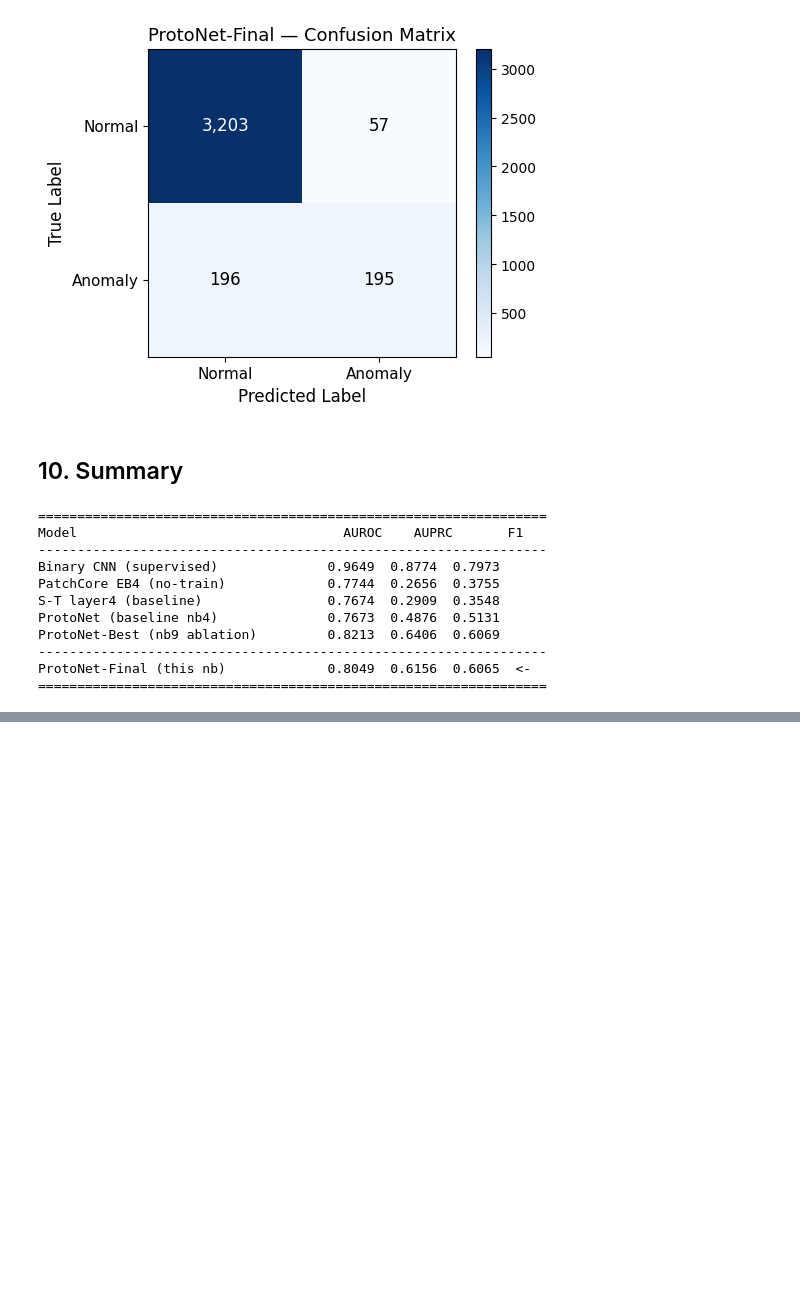
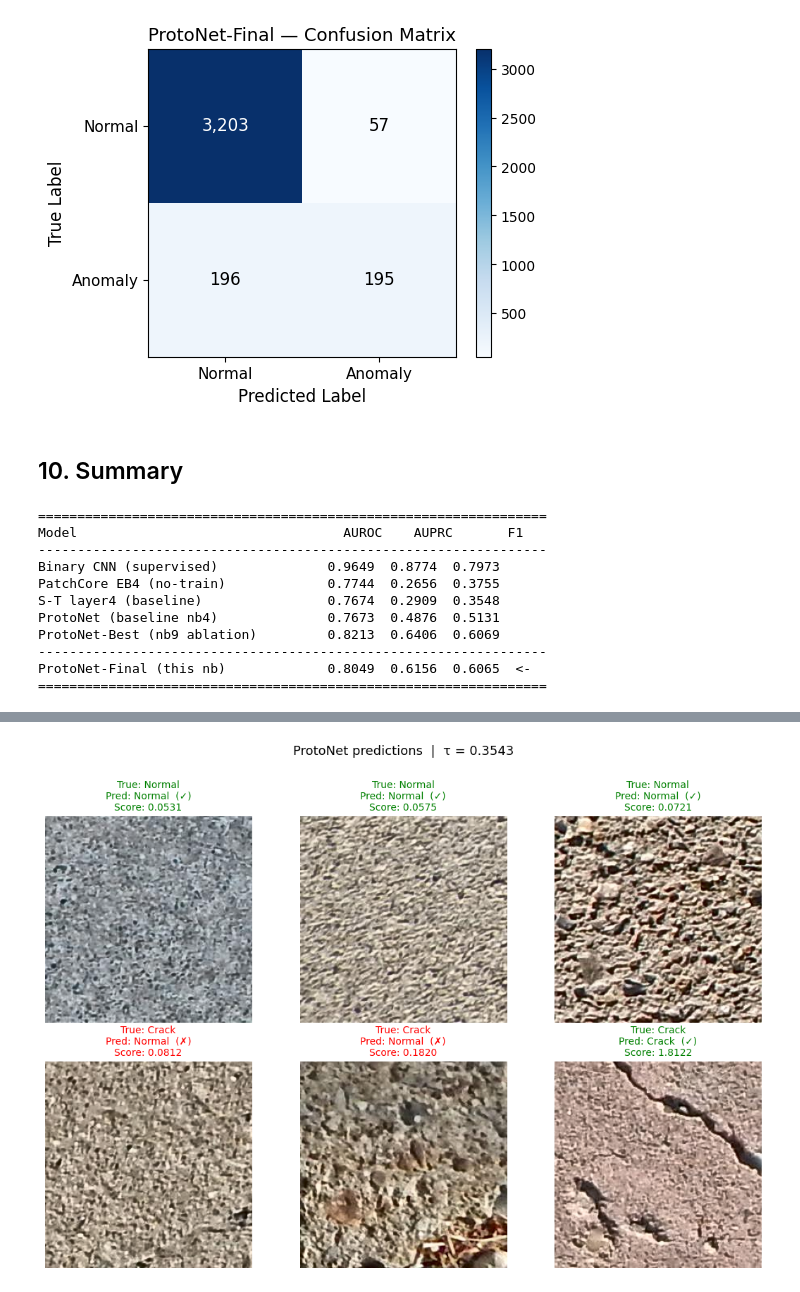
Before and after one commit to Marcooos05/sdnet2018-crack-anomaly-detection, a Jupyter notebook: 10_protonet_final.ipynb, the cells around one changed output, grey strips where cells are left out. Cells and saved outputs as stored; diff of their text form; code cells hidden in the pictures; blank space fills up the shorter version.

```diff
--- a/10_protonet_final.ipynb
+++ b/10_protonet_final.ipynb
@@ -510,3 +510,100 @@ ProtoNet-Best (nb9 ablation)         0.8213  0.6406  0.6069
 -----------------------------------------------------------------
 ProtoNet-Final (this nb)             0.8049  0.6156  0.6065  <-
 =================================================================
+# %%
+# ── Manual test: show 3 normal + 3 crack images with predictions ──────────────
+import random
+import matplotlib.pyplot as plt
+import torch
+import numpy as np
+from src.dataset import CrackDataset
+
+# ── Config — change CKPT_NAME if you want to test a different checkpoint ──────
+CKPT_NAME     = 'proto_best_v2.pt'   # final best model from this notebook
+PREPROCESSING = 'clahe'              # must match what the model was trained with
+N_SUPPORT     = 10                   # must match training
+
+# ── Denormalise helper ─────────────────────────────────────────────────────────
+_MEAN = np.array([0.485, 0.456, 0.406])
+_STD  = np.array([0.229, 0.224, 0.225])
+
+def denorm(tensor):
+    """(3,H,W) tensor → (H,W,3) numpy in [0,1], ready for imshow."""
+    img = tensor.cpu().permute(1, 2, 0).numpy()
+    img = img * _STD + _MEAN
+    return np.clip(img, 0, 1)
+
+# ── Load checkpoint ────────────────────────────────────────────────────────────
+ckpt = torch.load(
+    os.path.join(CKPT_DIR, CKPT_NAME),
+    map_location=DEVICE, weights_only=True,
+)
+emb_dim      = ckpt.get('emb_dim',      256)
+freeze_until = ckpt.get('freeze_until', 'layer3')
+
+model_test = ProtoNet(emb_dim=emb_dim, freeze_until=freeze_until).to(DEVICE)
+model_test.load_state_dict(ckpt['model_state'], strict=False)
+model_test.eval()
+print(f'Loaded: {CKPT_NAME}  (emb={emb_dim}, freeze={freeze_until})')
+
+# ── Build prototype from support set ──────────────────────────────────────────
+model_test.build_prototype(support_recs, PREPROCESSING, DEVICE)
+print(f'Prototype built from {len(support_recs)} support images.')
+
+# ── Calibrate threshold on val set ────────────────────────────────────────────
+val_ds_test = CrackDataset(val_records, preprocessing=PREPROCESSING)
+val_loader_test = torch.utils.data.DataLoader(
+    val_ds_test, batch_size=BATCH_SIZE, shuffle=False, num_workers=NUM_WORKERS)
+
+val_scores_t, val_lbl_t = eval_proto_scores(model_test, val_loader_test, DEVICE)
+tau_test, _ = calibrate_threshold(val_scores_t, val_lbl_t)
+print(f'Decision threshold (tau): {tau_test:.4f}')
+
+# ── Sample 3 normal + 3 crack test images ─────────────────────────────────────
+test_ds_test = CrackDataset(test_records, preprocessing=PREPROCESSING)
+
+normal_indices = [i for i, r in enumerate(test_records) if r['label'] == 0]
+crack_indices  = [i for i, r in enumerate(test_records) if r['label'] == 1]
+chosen_normal  = random.sample(normal_indices, 3)
+chosen_crack   = random.sample(crack_indices,  3)
+# Layout: top row = normal, bottom row = crack
+selected = chosen_normal + chosen_crack
+
+# ── Run inference & plot ───────────────────────────────────────────────────────
+label_map = {0: 'Normal', 1: 'Crack'}
+
+fig, axes = plt.subplots(2, 3, figsize=(11, 7.5))
+fig.suptitle(f'ProtoNet predictions  |  τ = {tau_test:.4f}', fontsize=13, y=1.01)
+
+for col, idx in enumerate(selected):
+    row = 0 if col < 3 else 1
+    col_pos = col % 3
+
+    img_tensor, true_label = test_ds_test[idx]
+
+    with torch.no_grad():
+        score = model_test.anomaly_score(img_tensor.unsqueeze(0).to(DEVICE)).item()
+
+    pred_label = int(score >= tau_test)
+    true_str   = label_map[int(true_label)]
+    pred_str   = label_map[pred_label]
+    correct    = int(true_label) == pred_label
+
+    ax = axes[row][col_pos]
+    ax.imshow(denorm(img_tensor))
+    ax.axis('off')
+
+    color = 'green' if correct else 'red'
+    ax.set_title(
+        f'True: {true_str}\nPred: {pred_str}  ({"✓" if correct else "✗"})\n'
+        f'Score: {score:.4f}',
+        fontsize=10, color=color, pad=6,
+    )
+
+# Row labels
+for row, label in enumerate(['Normal images', 'Crack images']):
+    axes[row][0].set_ylabel(label, fontsize=11, labelpad=8)
+
+plt.tight_layout()
+plt.show()
+# %% [output]
@@ -512,0 +613 @@ ProtoNet-Final (this nb)             0.8049  0.6156  0.6065  <-
+[figure, added]
```
Also changed, not shown: parts of 1 cell of this notebook.
